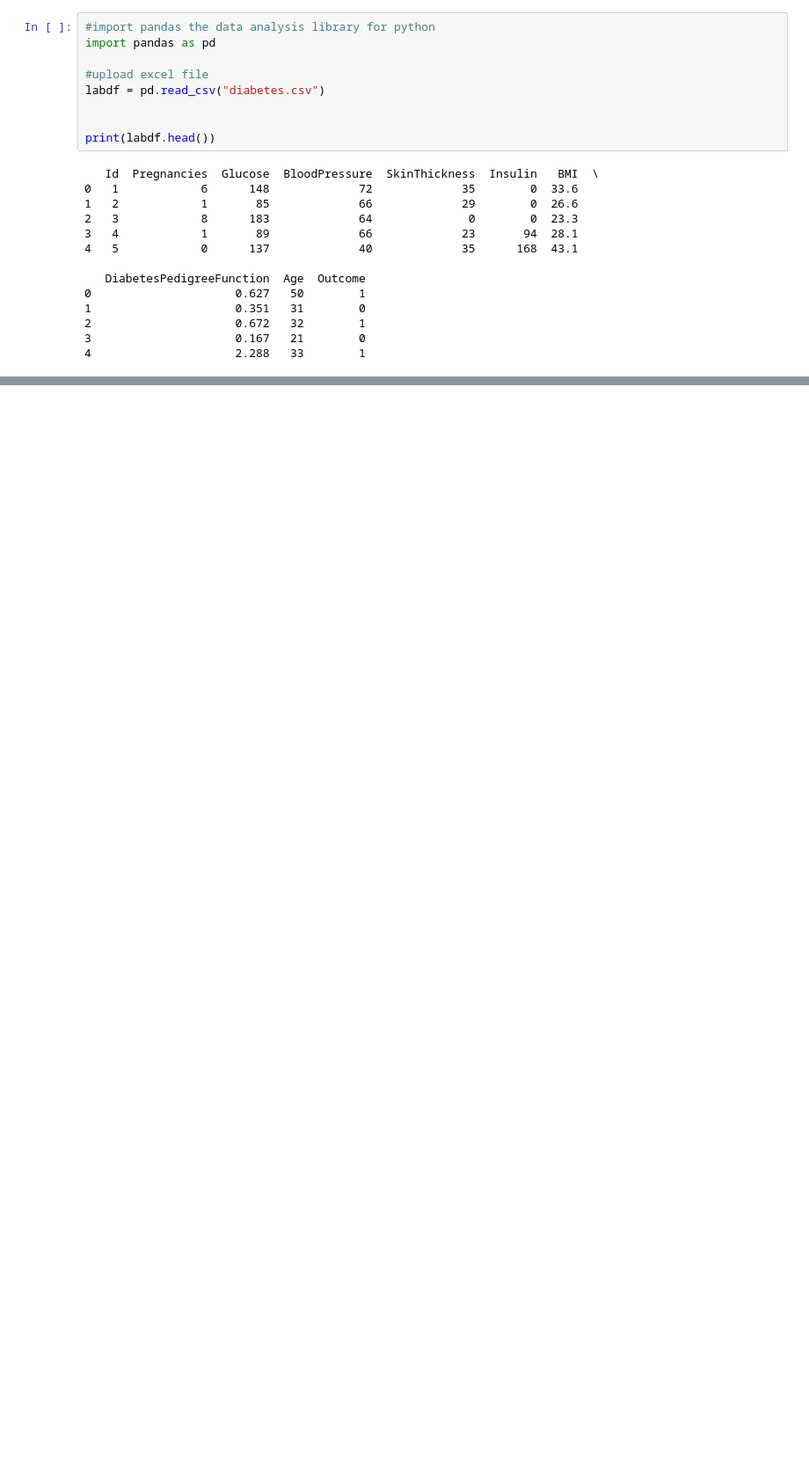
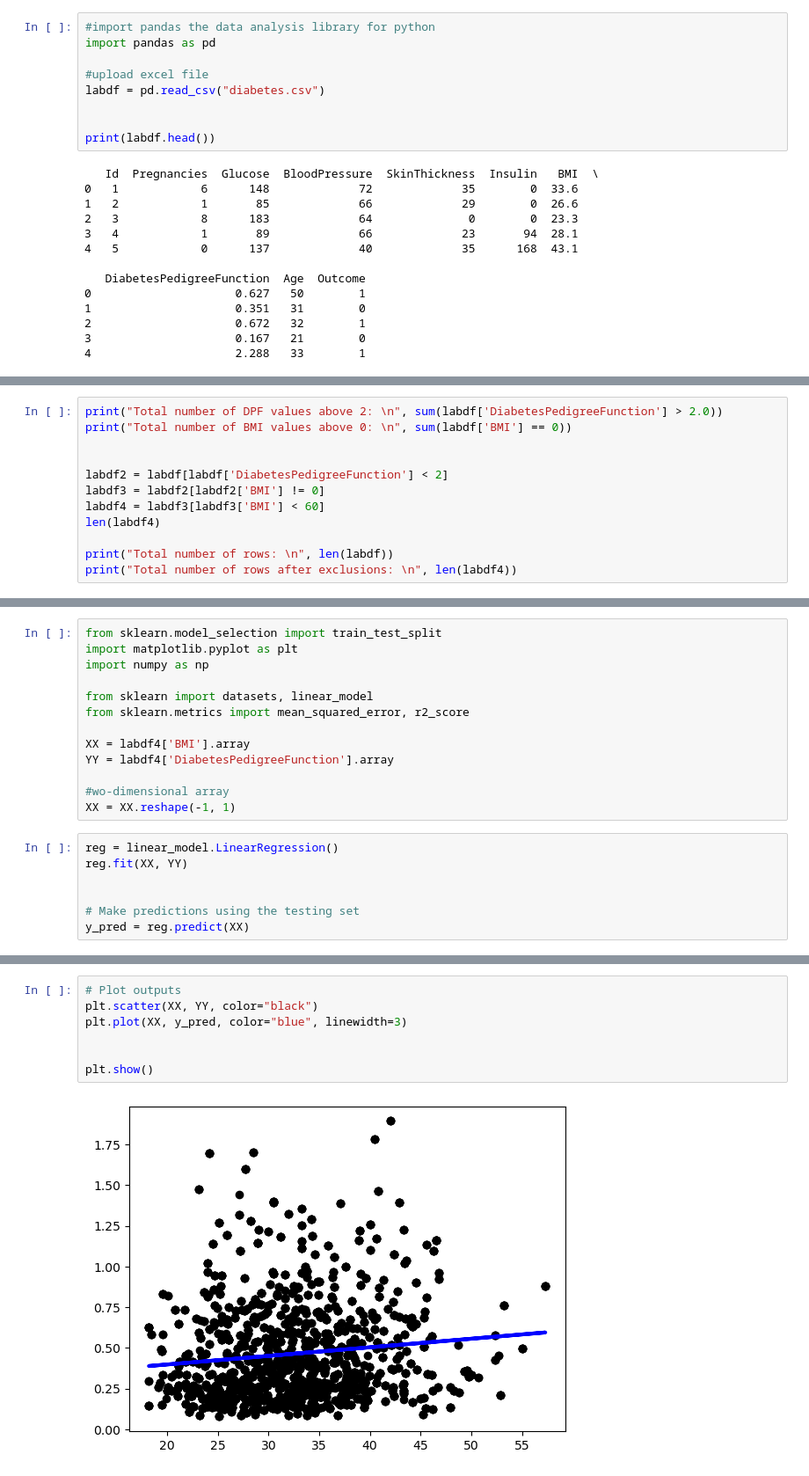
Before and after one commit to alyssaCrawfordAK/diabetesAnalysis, a Jupyter notebook: SimpleLinearRegression_LabDiabetes.ipynb, the cells around one changed output, grey strips where cells are left out. Shown at 88% size. Saved outputs shown, nothing was run; the diff lists cells and outputs as text; blank space fills up the shorter version.

```diff
--- a/SimpleLinearRegression_LabDiabetes.ipynb
+++ b/SimpleLinearRegression_LabDiabetes.ipynb
@@ -25,0 +58,12 @@ print(labdf.head())
+# %%
+print("Total number of DPF values above 2: \n", sum(labdf['DiabetesPedigreeFunction'] > 2.0))
+print("Total number of BMI values above 0: \n", sum(labdf['BMI'] == 0))
+
+
+labdf2 = labdf[labdf['DiabetesPedigreeFunction'] < 2]
+labdf3 = labdf2[labdf2['BMI'] != 0]
+labdf4 = labdf3[labdf3['BMI'] < 60]
+len(labdf4)
+
+print("Total number of rows: \n", len(labdf))
+print("Total number of rows after exclusions: \n", len(labdf4))
@@ -25,0 +81,20 @@ print(labdf.head())
+# %%
+from sklearn.model_selection import train_test_split
+import matplotlib.pyplot as plt
+import numpy as np
+
+from sklearn import datasets, linear_model
+from sklearn.metrics import mean_squared_error, r2_score
+
+XX = labdf4['BMI'].array
+YY = labdf4['DiabetesPedigreeFunction'].array
+
+#wo-dimensional array
+XX = XX.reshape(-1, 1)
+# %%
+reg = linear_model.LinearRegression()
+reg.fit(XX, YY)
+
+
+# Make predictions using the testing set
+y_pred = reg.predict(XX)
@@ -25,0 +113,9 @@ print(labdf.head())
+# %%
+# Plot outputs
+plt.scatter(XX, YY, color="black")
+plt.plot(XX, y_pred, color="blue", linewidth=3)
+
+
+plt.show()
+# %% [output]
+[figure, added]
```
Also changed, not shown: parts of 8 cells of this notebook.
